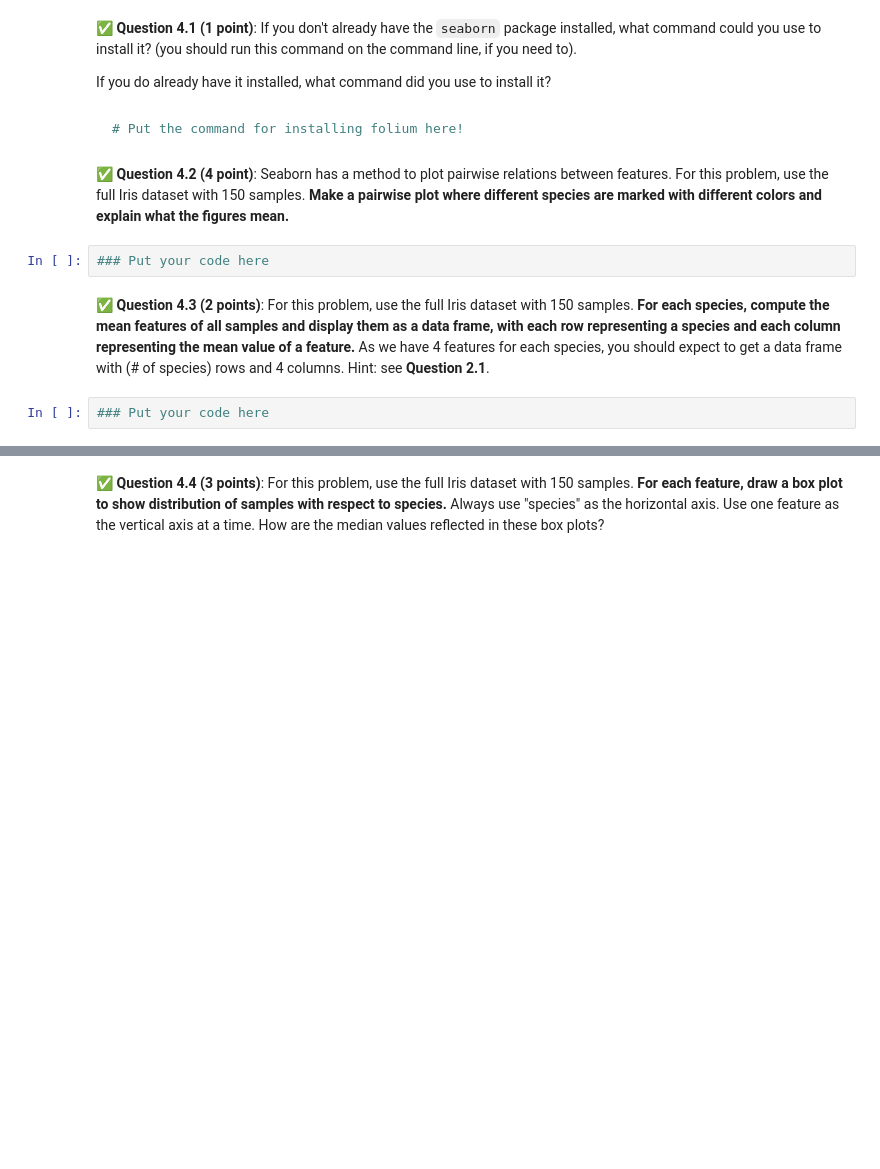
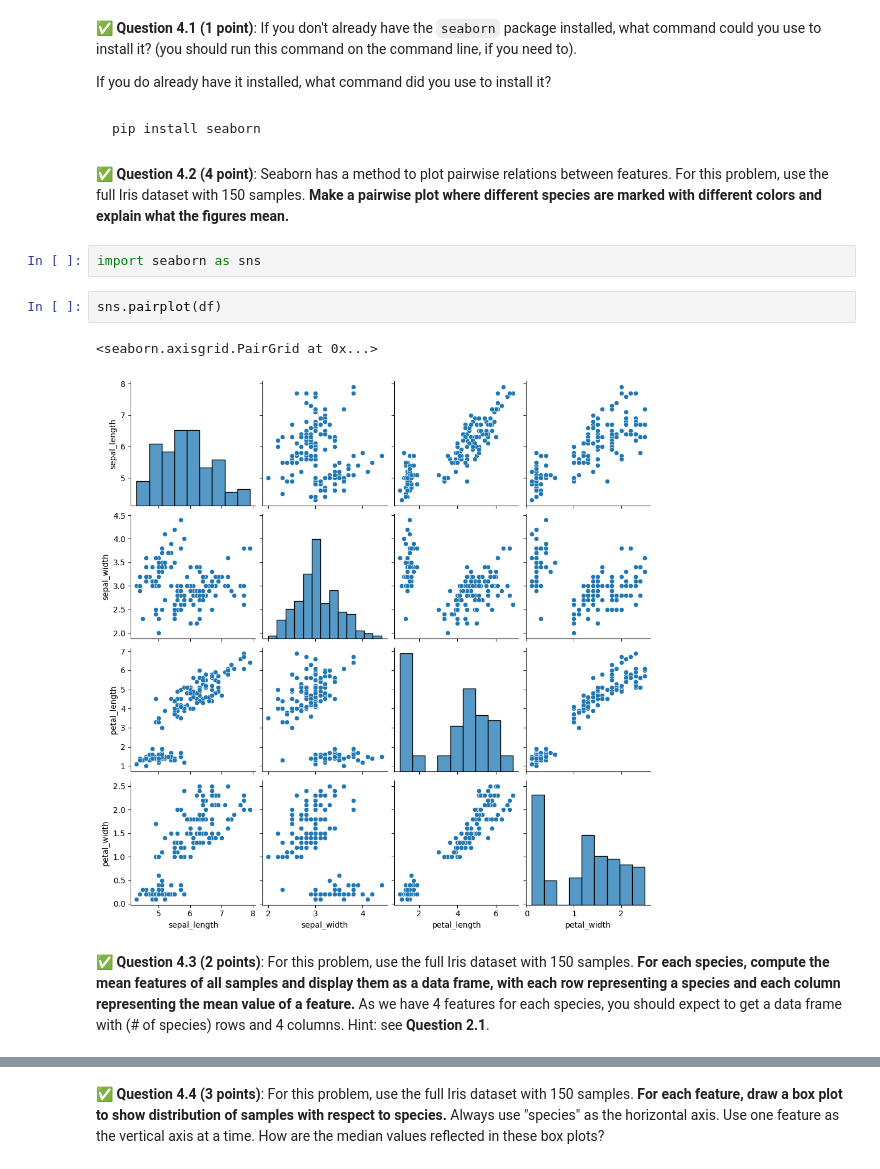
Before and after one commit to Jlozano351/CMSE202-s24-turnin, a Jupyter notebook: hw-01/HW-01_GitPracticeDebuggingPythonPackagesAndClasses-Juan José Lozano González.ipynb, the cells around one changed output, grey strips where cells are left out. Drawn from its saved outputs; the diff is of its cells as text; blank space fills up the shorter version.

````diff
--- a/hw-01/HW-01_GitPracticeDebuggingPythonPackagesAndClasses-Juan José Lozano González.ipynb
+++ b/hw-01/HW-01_GitPracticeDebuggingPythonPackagesAndClasses-Juan José Lozano González.ipynb
@@ -412,15 +412,18 @@ We will use a new Python package `seaborn`. Seaborn is a Python data visualizati
 &#9989; **Question 4.1 (1 point)**: If you don't already have the `seaborn` package installed, what command could you use to install it? (you should run this command on the command line, if you need to).
 
 If you do already have it installed, what command did you use to install it?
-# %% [markdown]
-```bash
-# Put the command for installing folium here!
-```
+# %% [markdown]
+```bash
+pip install seaborn
+```
 # %% [markdown]
 &#9989; **Question 4.2 (4 point)**: Seaborn has a method to plot pairwise relations between features. For this problem, use the full Iris dataset with 150 samples. **Make a pairwise plot where different species are marked with different colors and explain what the figures mean.**
-# %%
-### Put your code here
+# %%
+import seaborn as sns
+# %%
+sns.pairplot(df)
+# %% [output]
+<seaborn.axisgrid.PairGrid at 0x...>
+[figure, added]
 # %% [markdown]
 &#9989; **Question 4.3 (2 points)**: For this problem, use the full Iris dataset with 150 samples. **For each species, compute the mean features of all samples and display them as a data frame, with each row representing a species and each column representing the mean value of a feature.** As we have 4 features for each species, you should expect to get a data frame with (# of species) rows and 4 columns. Hint: see **Question 2.1**.
-# %%
-### Put your code here
````
Also changed, not shown: parts of 4 cells of this notebook.
